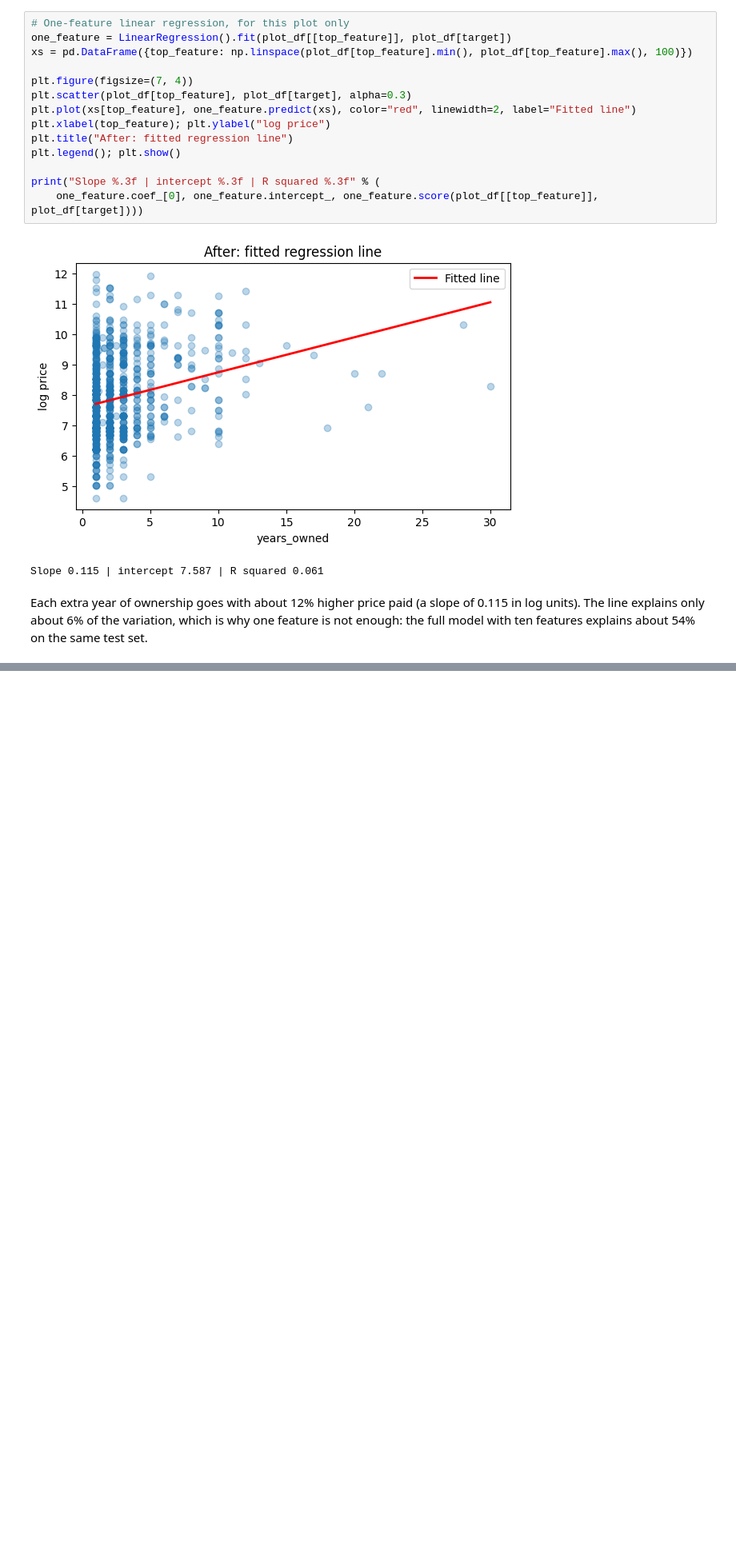
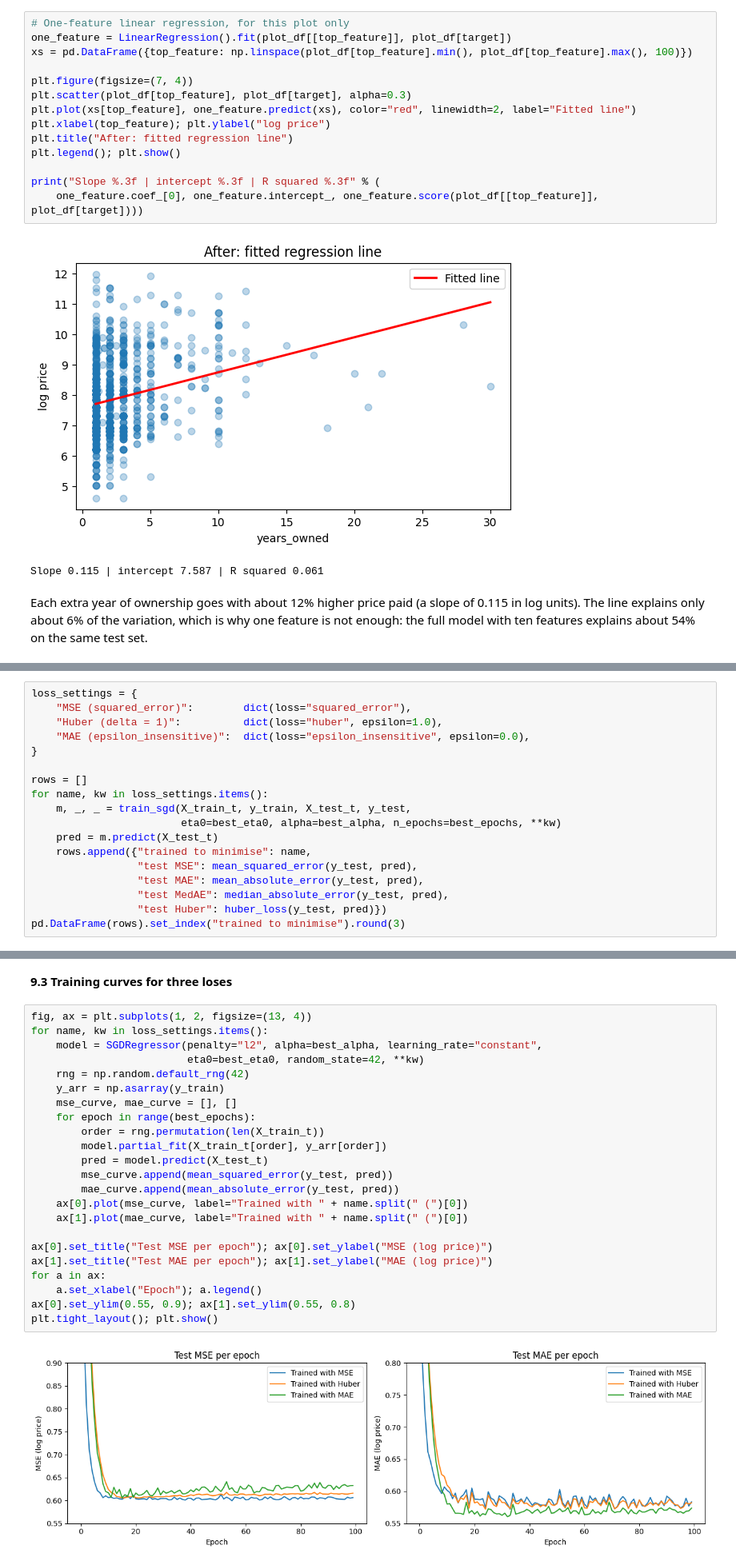
Before and after one commit to MBeckyAlek/linear_regression_model, a Jupyter notebook: summative/linear_regression/multivariate.ipynb, the cells around one changed output, grey strips where cells are left out. Shown at 80% size. Cells and saved outputs as stored; diff of their text form; blank space fills up the shorter version.

```diff
--- a/summative/linear_regression/multivariate.ipynb
+++ b/summative/linear_regression/multivariate.ipynb
@@ -723,0 +784,18 @@ Each extra year of ownership goes with about 12% higher price paid (a slope of 0
+# %%
+loss_settings = {
+    "MSE (squared_error)":        dict(loss="squared_error"),
+    "Huber (delta = 1)":          dict(loss="huber", epsilon=1.0),
+    "MAE (epsilon_insensitive)":  dict(loss="epsilon_insensitive", epsilon=0.0),
+}
+
+rows = []
+for name, kw in loss_settings.items():
+    m, _, _ = train_sgd(X_train_t, y_train, X_test_t, y_test,
+                        eta0=best_eta0, alpha=best_alpha, n_epochs=best_epochs, **kw)
+    pred = m.predict(X_test_t)
+    rows.append({"trained to minimise": name,
+                 "test MSE": mean_squared_error(y_test, pred),
+                 "test MAE": mean_absolute_error(y_test, pred),
+                 "test MedAE": median_absolute_error(y_test, pred),
+                 "test Huber": huber_loss(y_test, pred)})
+pd.DataFrame(rows).set_index("trained to minimise").round(3)
@@ -723,0 +818,27 @@ Each extra year of ownership goes with about 12% higher price paid (a slope of 0
+# %% [markdown]
+**9.3 Training curves for three loses**
+# %%
+fig, ax = plt.subplots(1, 2, figsize=(13, 4))
+for name, kw in loss_settings.items():
+    model = SGDRegressor(penalty="l2", alpha=best_alpha, learning_rate="constant",
+                         eta0=best_eta0, random_state=42, **kw)
+    rng = np.random.default_rng(42)
+    y_arr = np.asarray(y_train)
+    mse_curve, mae_curve = [], []
+    for epoch in range(best_epochs):
+        order = rng.permutation(len(X_train_t))
+        model.partial_fit(X_train_t[order], y_arr[order])
+        pred = model.predict(X_test_t)
+        mse_curve.append(mean_squared_error(y_test, pred))
+        mae_curve.append(mean_absolute_error(y_test, pred))
+    ax[0].plot(mse_curve, label="Trained with " + name.split(" (")[0])
+    ax[1].plot(mae_curve, label="Trained with " + name.split(" (")[0])
+
+ax[0].set_title("Test MSE per epoch"); ax[0].set_ylabel("MSE (log price)")
+ax[1].set_title("Test MAE per epoch"); ax[1].set_ylabel("MAE (log price)")
+for a in ax:
+    a.set_xlabel("Epoch"); a.legend()
+ax[0].set_ylim(0.55, 0.9); ax[1].set_ylim(0.55, 0.8)
+plt.tight_layout(); plt.show()
+# %% [output]
+[figure, added]
```
Also changed, not shown: parts of 19 cells of this notebook.
